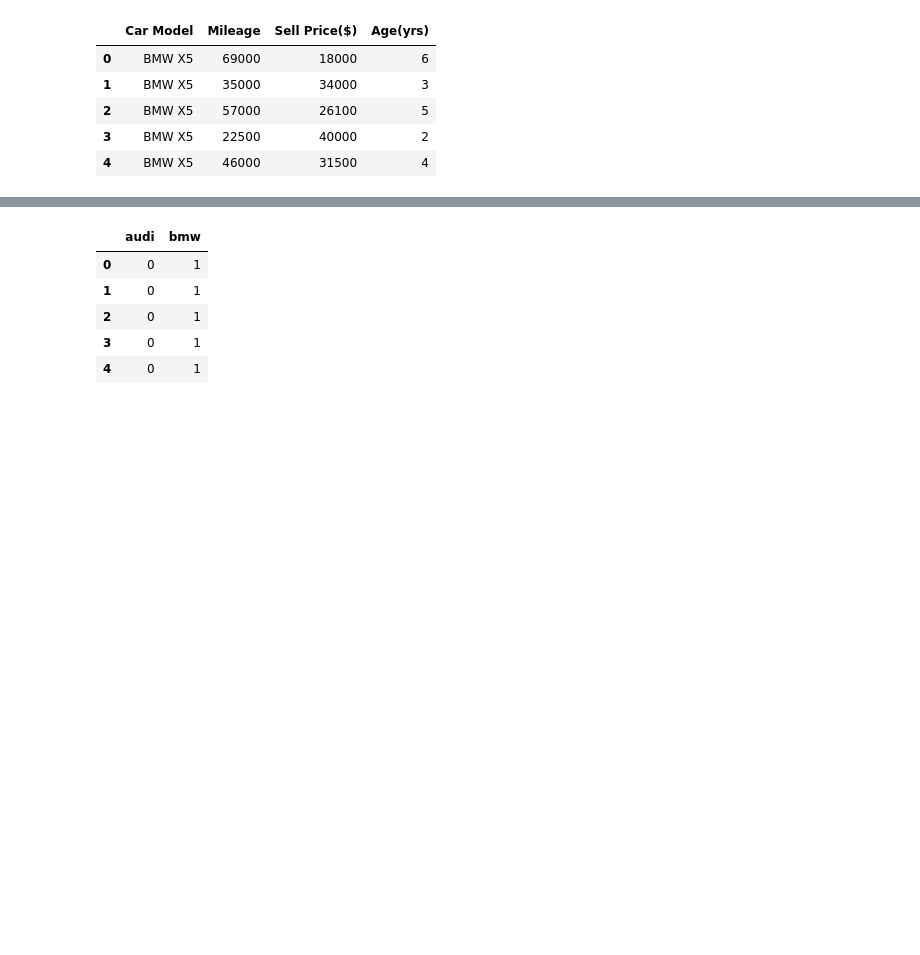
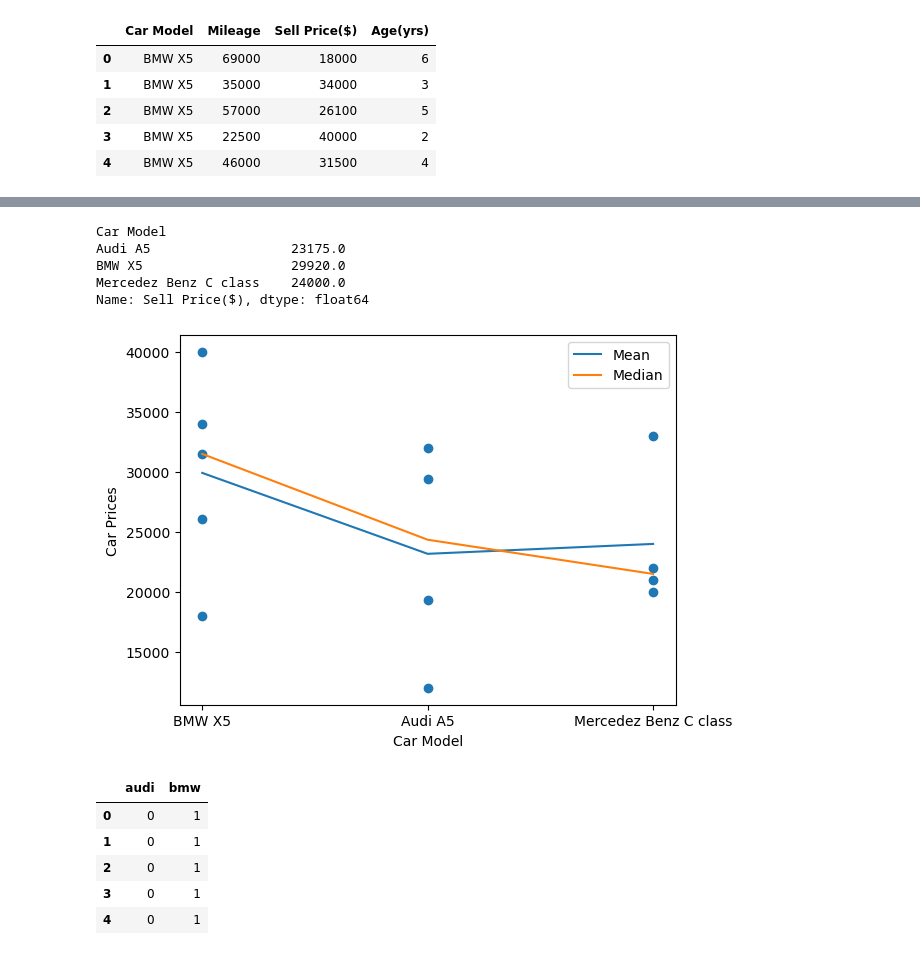
Before and after one commit to rud-rax/MachineLearning, a Jupyter notebook: One Hot Encoding and Dummy Variables/Car Price Prediction/car_prices_model.ipynb, the cells around one changed output, grey strips where cells are left out. Cells and saved outputs as stored; diff of their text form; code cells hidden in the pictures; blank space fills up the shorter version.

```diff
--- a/One Hot Encoding and Dummy Variables/Car Price Prediction/car_prices_model.ipynb
+++ b/One Hot Encoding and Dummy Variables/Car Price Prediction/car_prices_model.ipynb
@@ -22,3 +38,23 @@ df.head()
+# %%
+car_model_grp.mean()['Sell Price($)']
+# %% [output]
+Car Model
+Audi A5                  23175.0
+BMW X5                   29920.0
+Mercedez Benz C class    24000.0
+Name: Sell Price($), dtype: float64
+# %%
+plt.xlabel('Car Model')
+plt.ylabel('Car Prices')
+plt.scatter(df['Car Model'] , df['Sell Price($)'])
+
+plt.plot(df['Car Model'] ,car_model_grp.mean()['Sell Price($)'][df['Car Model']] , label = "Mean")
+plt.plot(df['Car Model'] ,car_model_grp.median()['Sell Price($)'][df['Car Model']] , label = "Median")
+plt.legend()
+
+plt.show()
+# %% [output]
+[figure, added]
 # %%
 lb = LabelEncoder()
 # %%
```
Also changed, not shown: parts of 6 cells of this notebook.
